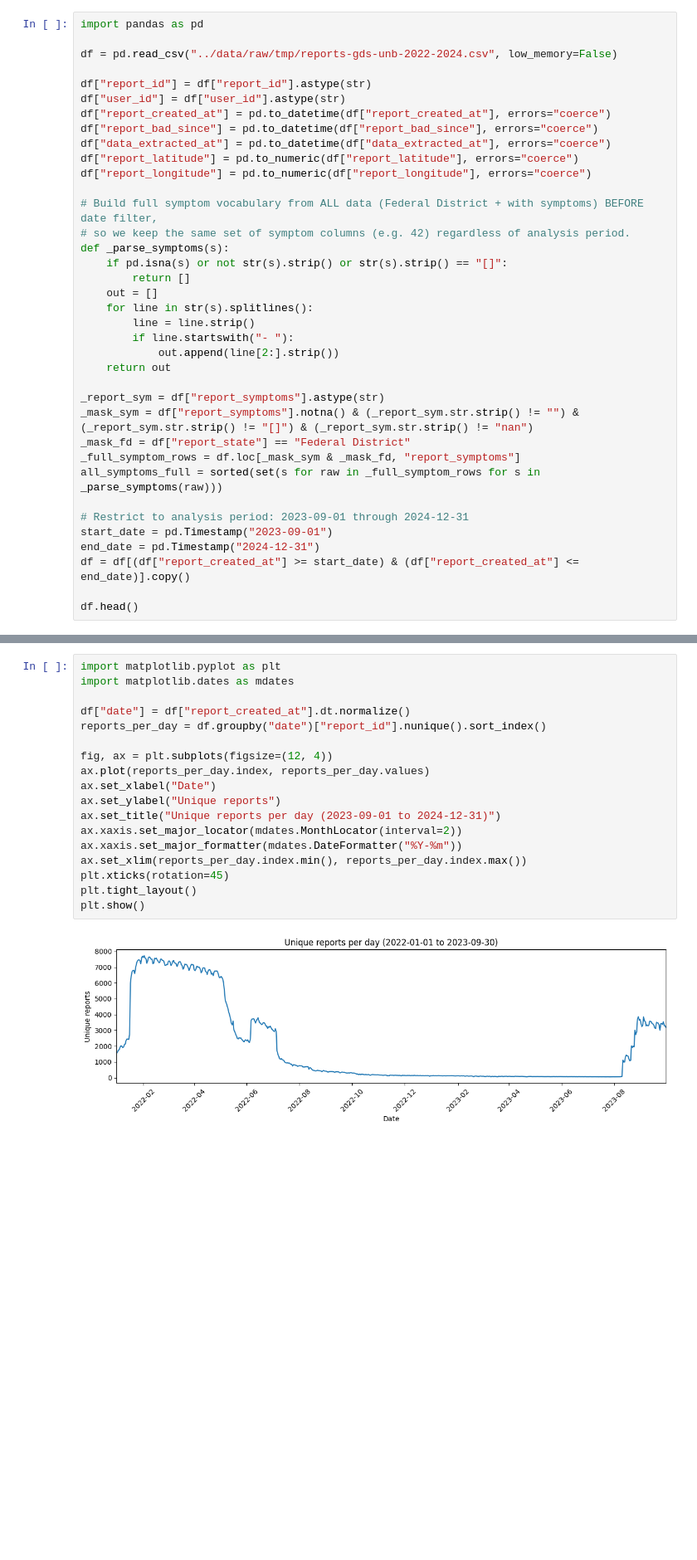
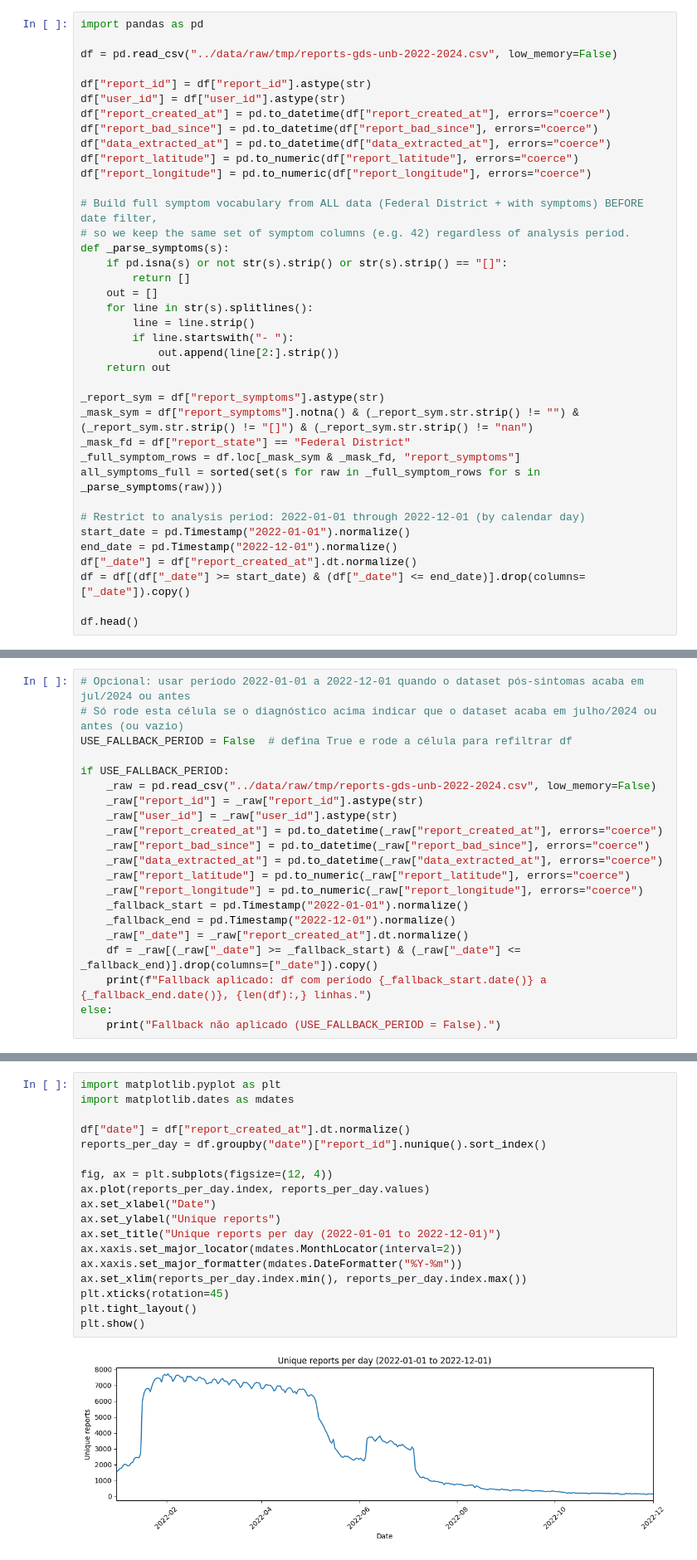
Before and after one commit to daniellybx/projeto_proepi_gds_datascience, a Jupyter notebook: notebooks/02_clustering_syndromes.ipynb, the cells around one changed output, grey strips where cells are left out. Shown at 83% size. Saved outputs shown, nothing was run; the diff lists cells and outputs as text; blank space fills up the shorter version.

```diff
--- a/notebooks/02_clustering_syndromes.ipynb
+++ b/notebooks/02_clustering_syndromes.ipynb
@@ -37,10 +37,11 @@ _mask_fd = df["report_state"] == "Federal District"
 _full_symptom_rows = df.loc[_mask_sym & _mask_fd, "report_symptoms"]
 all_symptoms_full = sorted(set(s for raw in _full_symptom_rows for s in _parse_symptoms(raw)))
 
-# Restrict to analysis period: 2023-09-01 through 2024-12-31
-start_date = pd.Timestamp("2023-09-01")
-end_date = pd.Timestamp("2024-12-31")
-df = df[(df["report_created_at"] >= start_date) & (df["report_created_at"] <= end_date)].copy()
+# Restrict to analysis period: 2022-01-01 through 2022-12-01 (by calendar day)
+start_date = pd.Timestamp("2022-01-01").normalize()
+end_date = pd.Timestamp("2022-12-01").normalize()
+df["_date"] = df["report_created_at"].dt.normalize()
+df = df[(df["_date"] >= start_date) & (df["_date"] <= end_date)].drop(columns=["_date"]).copy()
 
 df.head()
 # %% [output]
@@ -52,0 +92,21 @@ df.head()
+# %%
+# Opcional: usar período 2022-01-01 a 2022-12-01 quando o dataset pós-sintomas acaba em jul/2024 ou antes
+# Só rode esta célula se o diagnóstico acima indicar que o dataset acaba em julho/2024 ou antes (ou vazio)
+USE_FALLBACK_PERIOD = False  # defina True e rode a célula para refiltrar df
+
+if USE_FALLBACK_PERIOD:
+    _raw = pd.read_csv("../data/raw/tmp/reports-gds-unb-2022-2024.csv", low_memory=False)
+    _raw["report_id"] = _raw["report_id"].astype(str)
+    _raw["user_id"] = _raw["user_id"].astype(str)
+    _raw["report_created_at"] = pd.to_datetime(_raw["report_created_at"], errors="coerce")
+    _raw["report_bad_since"] = pd.to_datetime(_raw["report_bad_since"], errors="coerce")
+    _raw["data_extracted_at"] = pd.to_datetime(_raw["data_extracted_at"], errors="coerce")
+    _raw["report_latitude"] = pd.to_numeric(_raw["report_latitude"], errors="coerce")
+    _raw["report_longitude"] = pd.to_numeric(_raw["report_longitude"], errors="coerce")
+    _fallback_start = pd.Timestamp("2022-01-01").normalize()
+    _fallback_end = pd.Timestamp("2022-12-01").normalize()
+    _raw["_date"] = _raw["report_created_at"].dt.normalize()
+    df = _raw[(_raw["_date"] >= _fallback_start) & (_raw["_date"] <= _fallback_end)].drop(columns=["_date"]).copy()
+    print(f"Fallback aplicado: df com período {_fallback_start.date()} a {_fallback_end.date()}, {len(df):,} linhas.")
+else:
+    print("Fallback não aplicado (USE_FALLBACK_PERIOD = False).")
@@ -55,23 +117,23 @@ df.head()
 # %%
 import matplotlib.pyplot as plt
 import matplotlib.dates as mdates
 
 df["date"] = df["report_created_at"].dt.normalize()
 reports_per_day = df.groupby("date")["report_id"].nunique().sort_index()
 
 fig, ax = plt.subplots(figsize=(12, 4))
 ax.plot(reports_per_day.index, reports_per_day.values)
 ax.set_xlabel("Date")
 ax.set_ylabel("Unique reports")
-ax.set_title("Unique reports per day (2023-09-01 to 2024-12-31)")
+ax.set_title("Unique reports per day (2022-01-01 to 2022-12-01)")
 ax.xaxis.set_major_locator(mdates.MonthLocator(interval=2))
 ax.xaxis.set_major_formatter(mdates.DateFormatter("%Y-%m"))
 ax.set_xlim(reports_per_day.index.min(), reports_per_day.index.max())
 plt.xticks(rotation=45)
 plt.tight_layout()
 plt.show()
 # %% [output]
-[figure, old version]
+[figure, new version]
 # %% [markdown]
 ## 2. Individual microdataset
 
```
Also changed, not shown: parts of 25 cells of this notebook, 2 other files.
